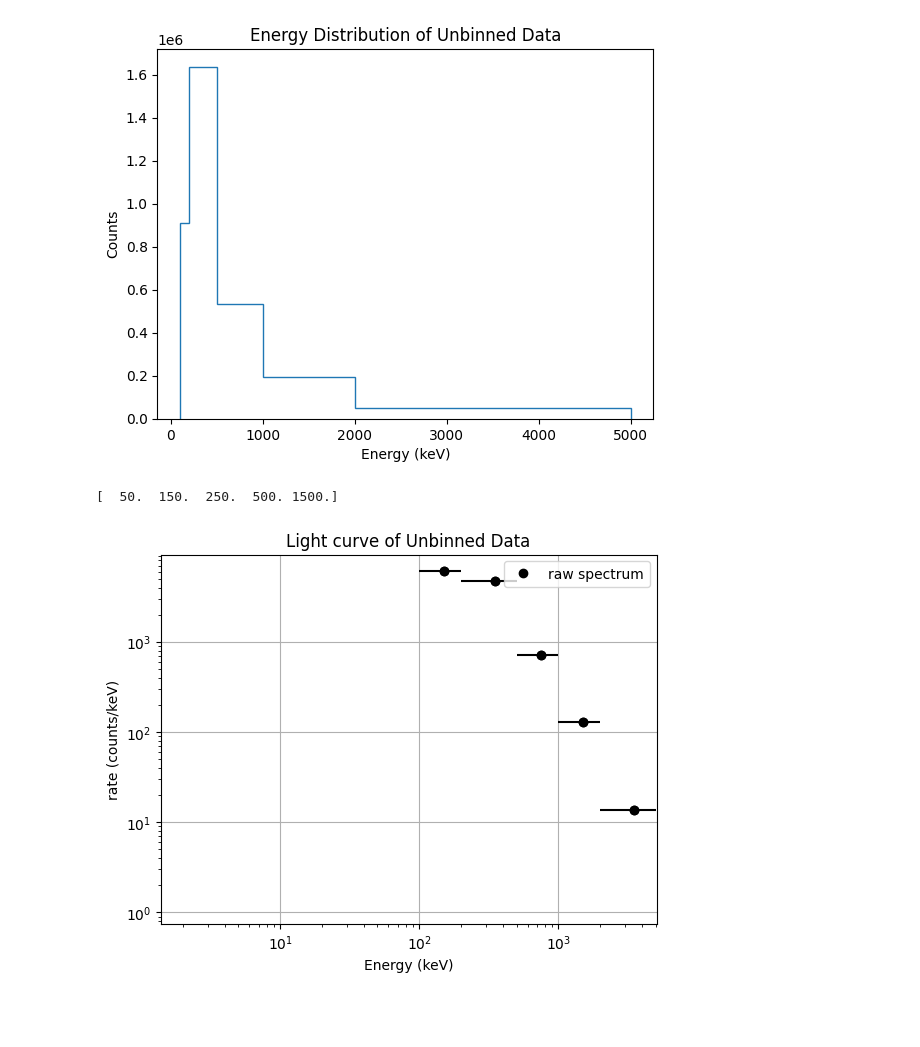
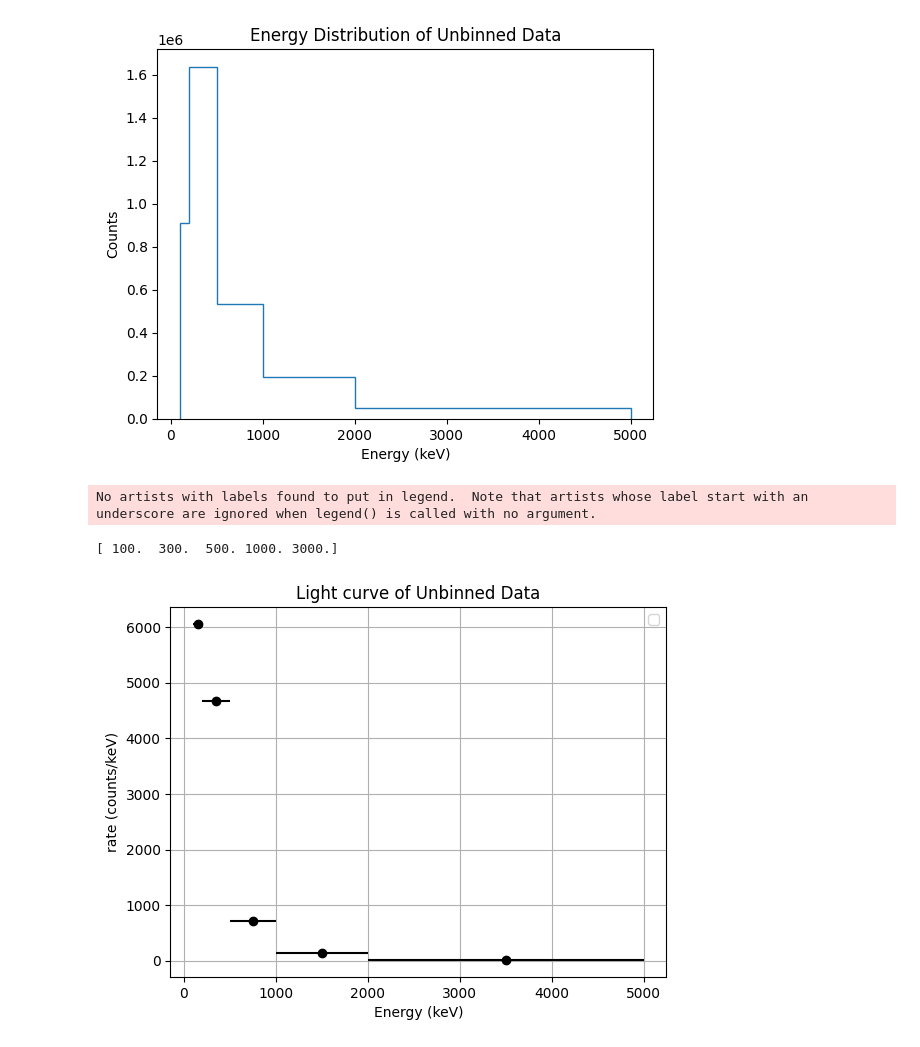
Before and after one commit to RiceKon/cosipy, a Jupyter notebook: docs/tutorials/DataIO/test.ipynb, the cells around one changed output. Cells and saved outputs as stored; diff of their text form; code cells hidden in the pictures; blank space fills up the shorter version.

```diff
--- a/docs/tutorials/DataIO/test.ipynb
+++ b/docs/tutorials/DataIO/test.ipynb
@@ -27,35 +30,36 @@ bins_widths_center = (Energy_bins[1:] + Energy_bins[0:-1]) / 2
 # %%
 import matplotlib.pyplot as plt
 
 hf = h5py.File("unbinned_data.hdf5", "r")
 
 # spectra graph is rate (count/keV^-1) vs energy (kev)
 # x axis are the energy means???? idk man
-
 # y axis is the rate (y/x from the histogram)
 bins_widths_center = (Energy_bins[1:] + Energy_bins[0:-1]) / 2
 rate = Energy_count / bins_widths_center  # rate is counts per bin width
 
 #formating it all together
-plt.loglog(bins_widths_center, rate, marker='o', color = 'black', linestyle='None', label = 'raw spectrum')
 
-# why????? is it / 2
-y_errors = (Energy_bins[1:] - Energy_bins[0:-1]) / 2  # calculate the bin widths for error bars
+# plt.plot(bins_widths_center, rate, marker='o', color = 'black', linestyle='None', label = 'raw spectrum')
 
-print(y_errors)
+# why????? is it / 2, maybe becasue im plotting them in the center
+x_errors = (Energy_bins[1:] - Energy_bins[0:-1]) / 2  # calculate the bin widths for error bars
 
-plt.errorbar(bins_widths_center, rate, xerr=y_errors, fmt='o', color='black')
+print((Energy_bins[1:] - Energy_bins[0:-1]))
+
+plt.errorbar(bins_widths_center, rate, xerr=x_errors, fmt='o', color='black')
 
 
 plt.xlabel("Energy (keV)")
 plt.ylabel("rate (counts/keV)")
 plt.title("Light curve of Unbinned Data")
 plt.legend()
 plt.grid(True)
 plt.show()
 # %% [output]
-[  50.  150.  250.  500. 1500.]
+No artists with labels found to put in legend.  Note that artists whose label start with an underscore are ignored when legend() is called with no argument.
+[ 100.  300.  500. 1000. 3000.]
-[figure, old version]
+[figure, new version]
 # %%
 time_arr = hf.get('TimeTags')  # found key from cosipy read the docs under the function read_tra
 time_values = np.array(time_arr)
```
Also changed, not shown: parts of 5 cells of this notebook.
